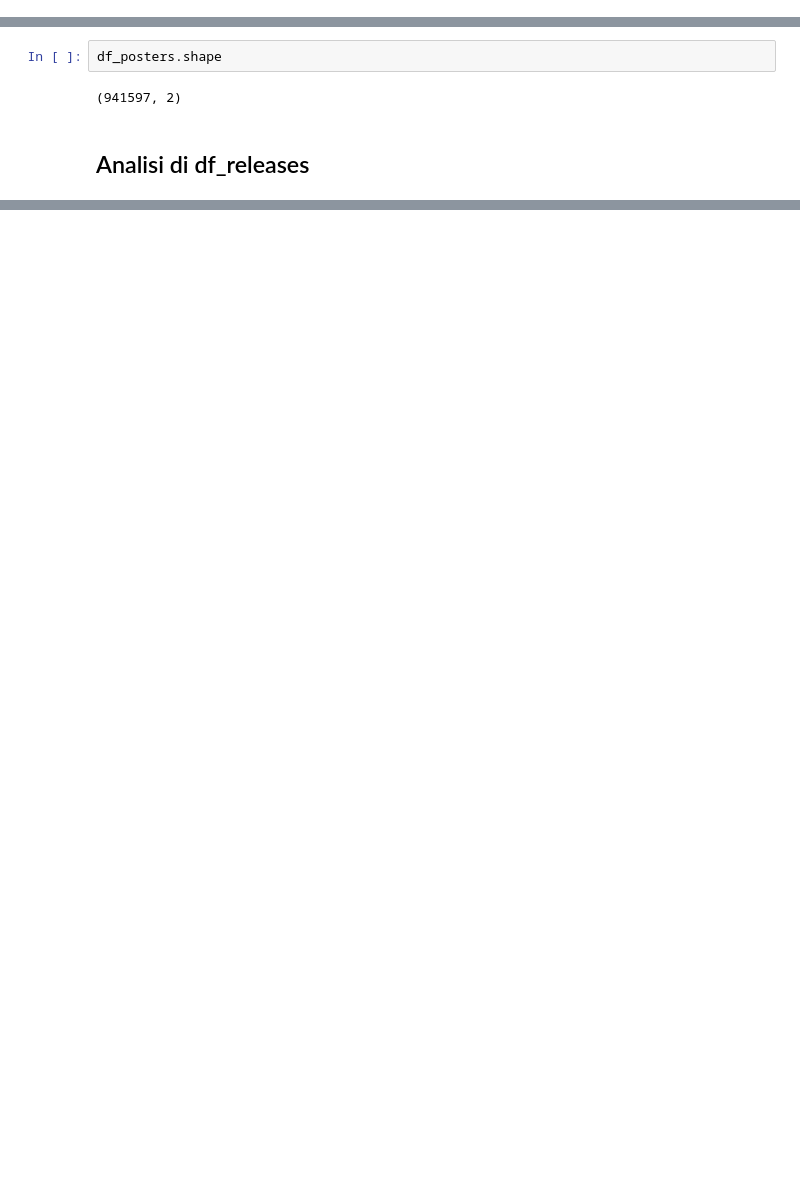
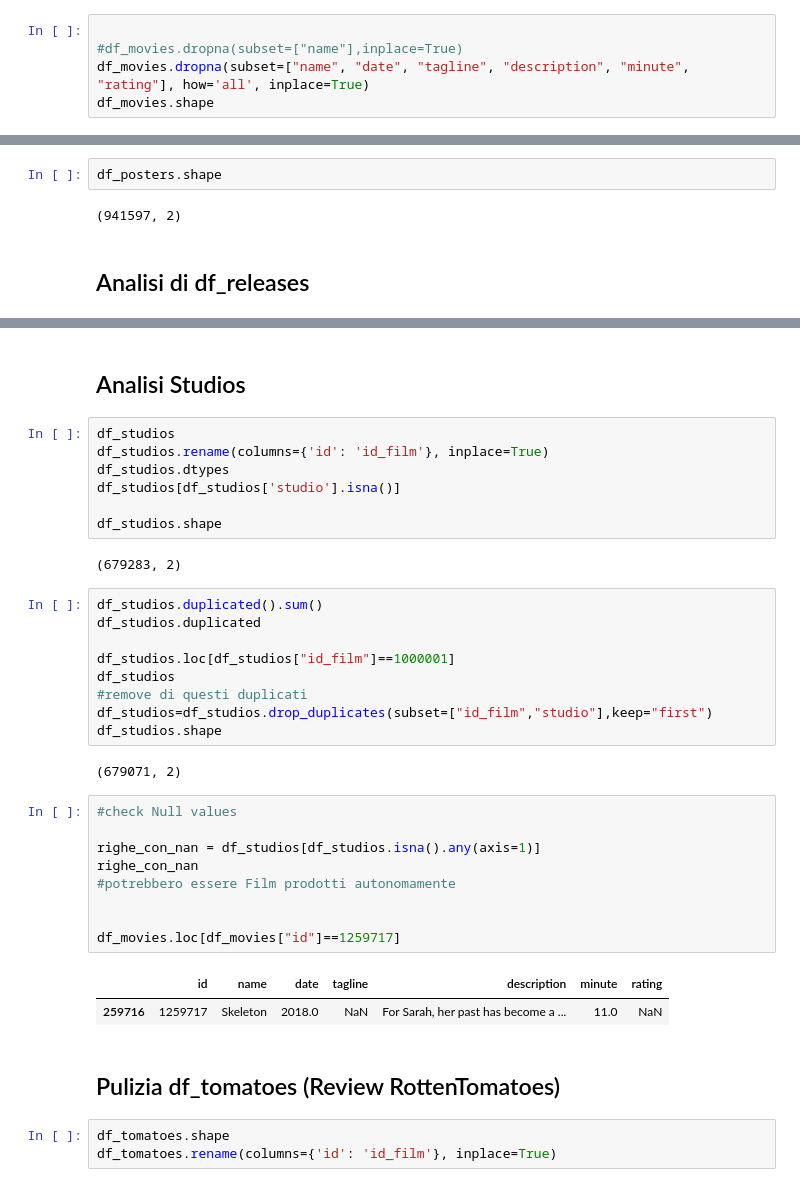
Before and after one commit to GabrieBu/freshcarrots, a Jupyter notebook: ium_Notebook/Cleaning.ipynb, the cells around one changed output, grey strips where cells are left out. Drawn from its saved outputs; the diff is of its cells as text; blank space fills up the shorter version.

```diff
--- a/ium_Notebook/Cleaning.ipynb
+++ b/ium_Notebook/Cleaning.ipynb
@@ -289,0 +273,5 @@ dtype: int64
+# %%
+
+#df_movies.dropna(subset=["name"],inplace=True)
+df_movies.dropna(subset=["name", "date", "tagline", "description", "minute", "rating"], how='all', inplace=True)
+df_movies.shape
@@ -404,0 +410,39 @@ dtype: object
+# %% [markdown]
+## Analisi Studios
+# %%
+df_studios
+df_studios.rename(columns={'id': 'id_film'}, inplace=True)
+df_studios.dtypes
+df_studios[df_studios['studio'].isna()]
+
+df_studios.shape
+# %% [output]
+(679283, 2)
+# %%
+df_studios.duplicated().sum()
+df_studios.duplicated
+
+df_studios.loc[df_studios["id_film"]==1000001]
+df_studios
+#remove di questi duplicati
+df_studios=df_studios.drop_duplicates(subset=["id_film","studio"],keep="first")
+df_studios.shape
+# %% [output]
+(679071, 2)
+# %%
+#check Null values
+
+righe_con_nan = df_studios[df_studios.isna().any(axis=1)]
+righe_con_nan
+#potrebbero essere Film prodotti autonomamente
+
+
+df_movies.loc[df_movies["id"]==1259717]
+# %% [output]
+|  | id | name | date | tagline | description | minute | rating |
+| 259716 | 1259717 | Skeleton | 2018.0 | NaN | For Sarah, her past has become a ... | 11.0 | NaN |
+# %% [markdown]
+## Pulizia df_tomatoes (Review RottenTomatoes)
+# %%
+df_tomatoes.shape
+df_tomatoes.rename(columns={'id': 'id_film'}, inplace=True)
```
Also changed, not shown: parts of 35 cells of this notebook, 1 other file.
